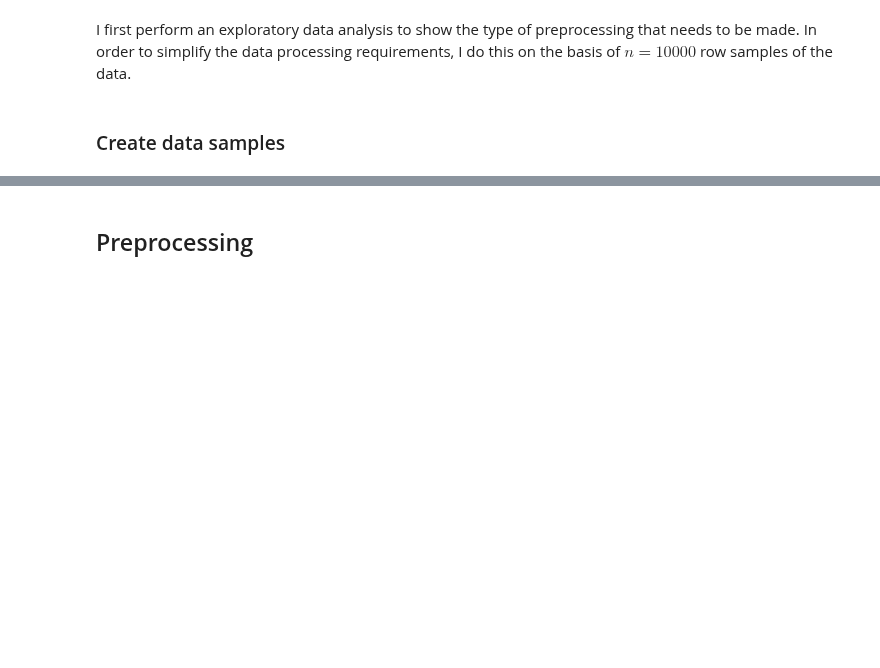
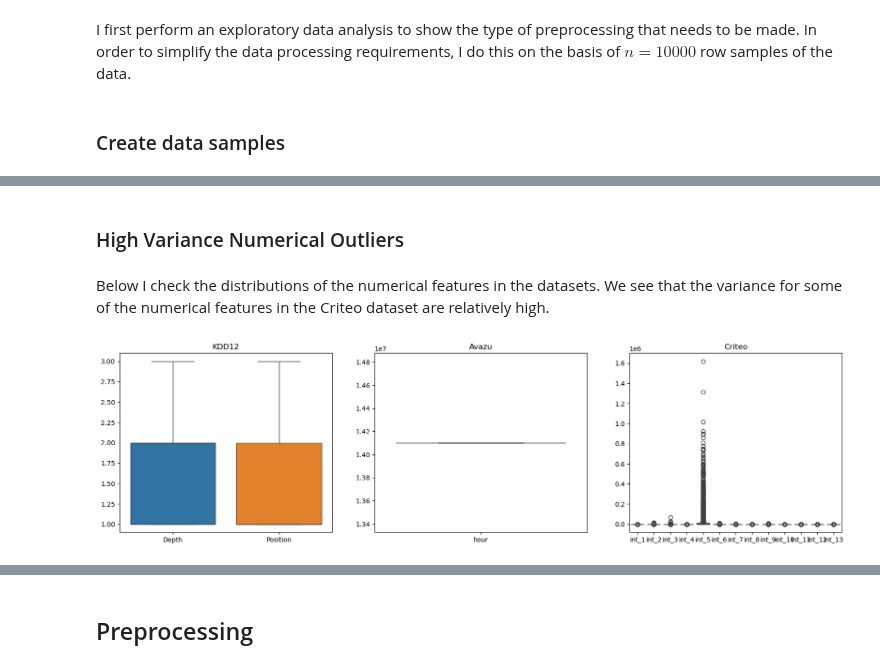
Before and after one commit to martinbatek/drl-ad-personalization, a Jupyter notebook: first_draft_notebook.ipynb, the cells around one changed output, grey strips where cells are left out. Cells and saved outputs as stored; diff of their text form; code cells hidden in the pictures; blank space fills up the shorter version.

```diff
--- a/first_draft_notebook.ipynb
+++ b/first_draft_notebook.ipynb
@@ -332,0 +364,37 @@ criteo_imputed = pd.DataFrame(imputer.fit_transform(criteo_factorized),columns=c
+# %%
+# Implement one-hot encoding for the categorical features in the three datasets
+kdd12_ord_enc = OrdinalEncoder(min_frequency=5,handle_unknown='use_encoded_value',unknown_value=-1)
+avazu_ord_enc = OrdinalEncoder(min_frequency=10,handle_unknown='use_encoded_value',unknown_value=-1)
+criteo_ord_enc = OrdinalEncoder(min_frequency=10,handle_unknown='use_encoded_value',unknown_value=-1)
+# %%
+# Encode the three datasets
+kdd12_train_sample[kdd12_categorical_columns] = kdd12_ord_enc.fit_transform(kdd12_train_sample[kdd12_categorical_columns])
+avazu_train_sample[avazu_categorical_columns] = avazu_ord_enc.fit_transform(avazu_train_sample[avazu_categorical_columns])
+criteo_train_sample[criteo_categorical_columns] = criteo_ord_enc.fit_transform(criteo_train_sample[criteo_categorical_columns])
+# %% [markdown]
+### High Variance Numerical Outliers
+# %% [markdown]
+Below I check the distributions of the numerical features in the datasets. We see that the variance for some of the numerical features in the Criteo dataset are relatively high.
+# %%
+# Plot boxplots for the numerical features in the three datasets
+kdd12_numerical_columns = [
+    'Depth',
+    'Position'
+]
+
+avazu_numerical_columns = [
+    'hour'
+]
+
+criteo_numerical_columns = [f'int_{i}' for i in np.arange(1,14)]
+
+fig, axs = plt.subplots(1,3, figsize=(20,5))
+sns.boxplot(data=kdd12_train_sample[kdd12_numerical_columns], ax=axs[0])
+axs[0].set_title('KDD12')
+sns.boxplot(data=avazu_train_sample[avazu_numerical_columns], ax=axs[1])
+axs[1].set_title('Avazu')
+sns.boxplot(data=criteo_train_sample[criteo_numerical_columns], ax=axs[2])
+axs[2].set_title('Criteo')
+plt.show()
+# %% [output]
+[figure, added]
```
Also changed, not shown: parts of 20 cells of this notebook.
